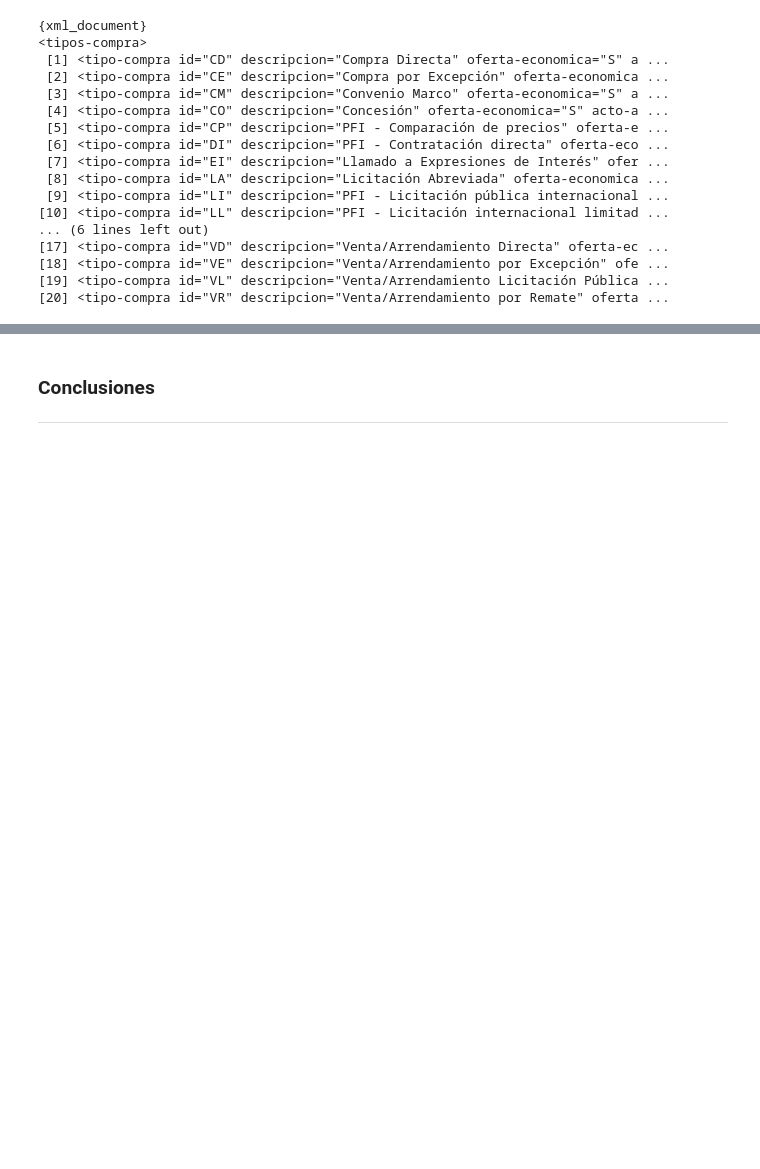
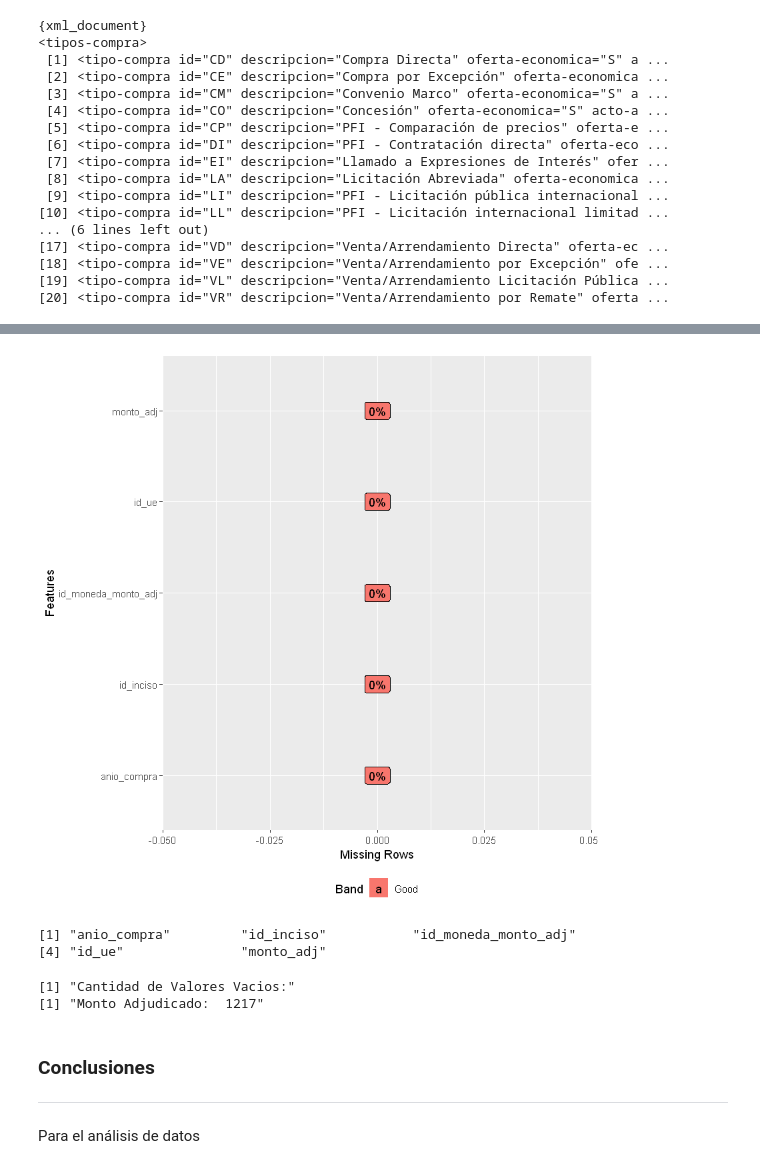
Before and after one commit to UTECjosew/datos, a Jupyter notebook: Tarea Laboratorio de Datos.ipynb, the cells around one changed output, grey strips where cells are left out. Saved outputs shown, nothing was run; the diff lists cells and outputs as text; code cells hidden in the pictures; blank space fills up the shorter version.

```diff
--- a/Tarea Laboratorio de Datos.ipynb
+++ b/Tarea Laboratorio de Datos.ipynb
@@ -226,5 +280,31 @@ print(xmlfile)
+# %%
+#Columnas vacias del dataSelect
+plot_missing(dataSelect)
+# %% [output]
+[figure, added]
+# %%
+# Recordemos que columnas tiene el dataSelect
+colnames(dataSelect)
+# %% [output]
+[1] "anio_compra"         "id_inciso"           "id_moneda_monto_adj"
+[4] "id_ue"               "monto_adj"
+# %%
+# Vamos a contar cantidad de valores "" en las siguientes columnas:
+
+# Imprimo cantidad
+print("Cantidad de Valores Vacios:")
+
+cantMontoVacio <- dataSelect %>% select(monto_adj) %>%
+                            filter(monto_adj == 0) %>%
+                            count()
+print(paste("Monto Adjudicado: ", cantMontoVacio))
+# %% [output]
+[1] "Cantidad de Valores Vacios:"
+[1] "Monto Adjudicado:  1217"
 # %% [markdown]
 <a id='Conclusiones'></a>
 ### Conclusiones
 
 ---
+
+Para el análisis de datos
```
Also changed, not shown: parts of 13 cells of this notebook.
